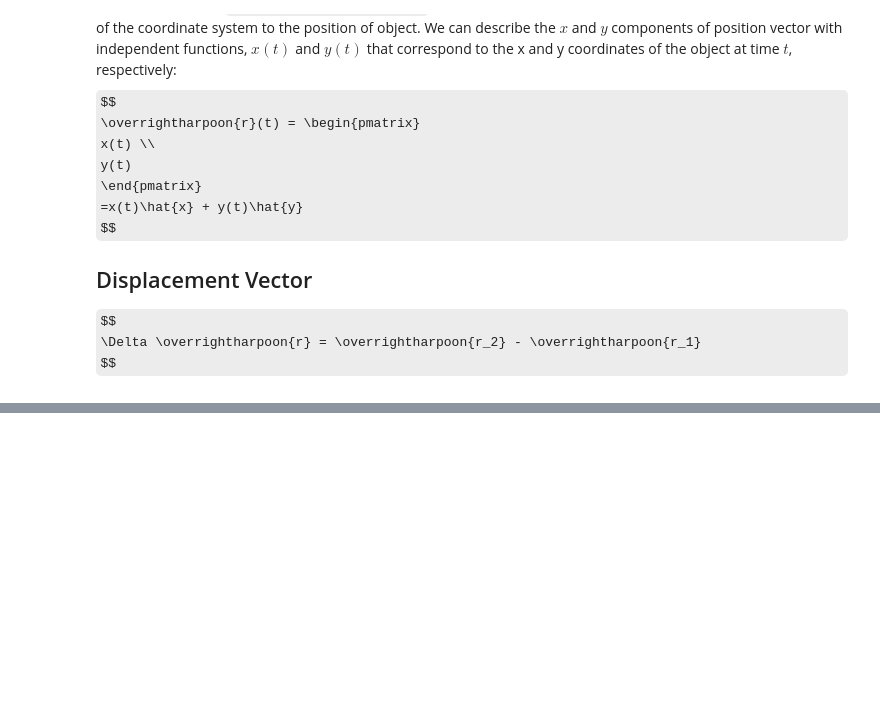
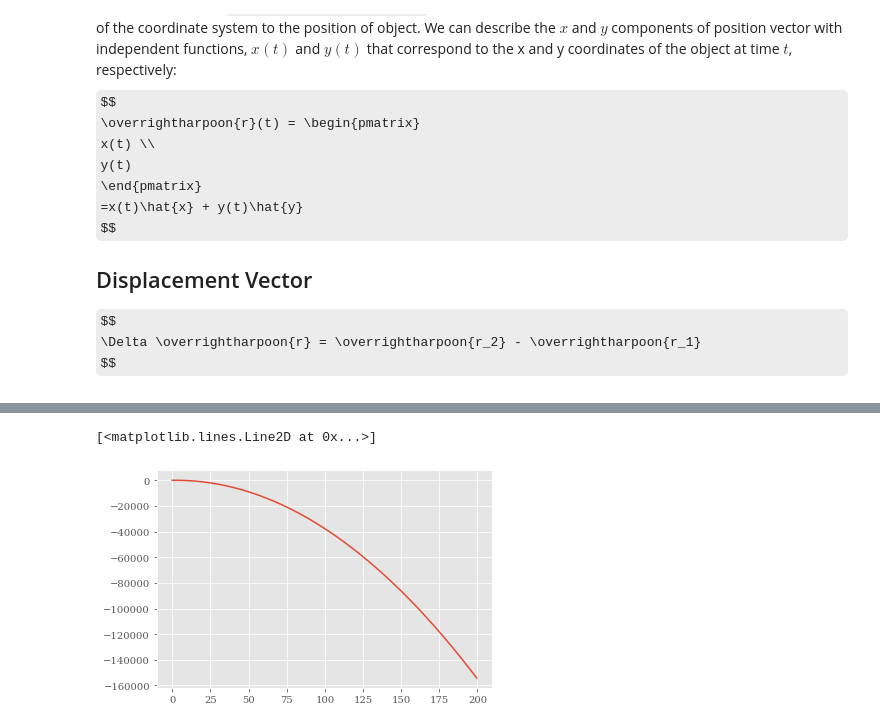
Before and after one commit to Muhammad-Nabeel-Sh/Interactive_Notebooks, a Jupyter notebook: Physics_Motion_2D.ipynb, the cells around one changed output, grey strips where cells are left out. Saved outputs shown, nothing was run; the diff lists cells and outputs as text; code cells hidden in the pictures; some formulas as TeX source; blank space fills up the shorter version.

```diff
--- a/Physics_Motion_2D.ipynb
+++ b/Physics_Motion_2D.ipynb
@@ -66,0 +138,8 @@ $\Delta r =$ 17.004
+# %%
+pos_func = sp.lambdify(t, position_function, 'numpy')
+arr = np.arange(0,200,0.5)
+pos_func(arr)
+plt.plot(arr,pos_func(arr))
+# %% [output]
+[<matplotlib.lines.Line2D at 0x...>]
+[figure, added]
```
Also changed, not shown: parts of 11 cells of this notebook, 2 other files.
